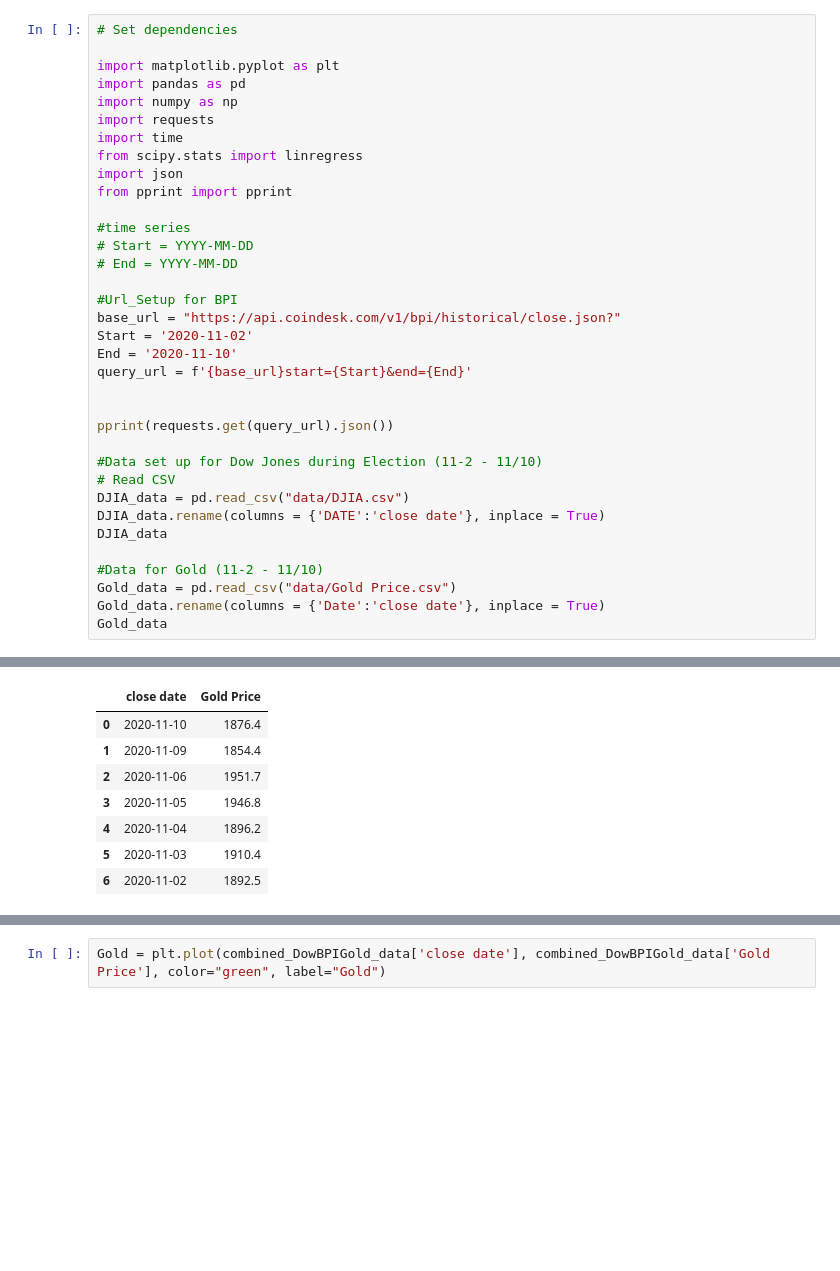
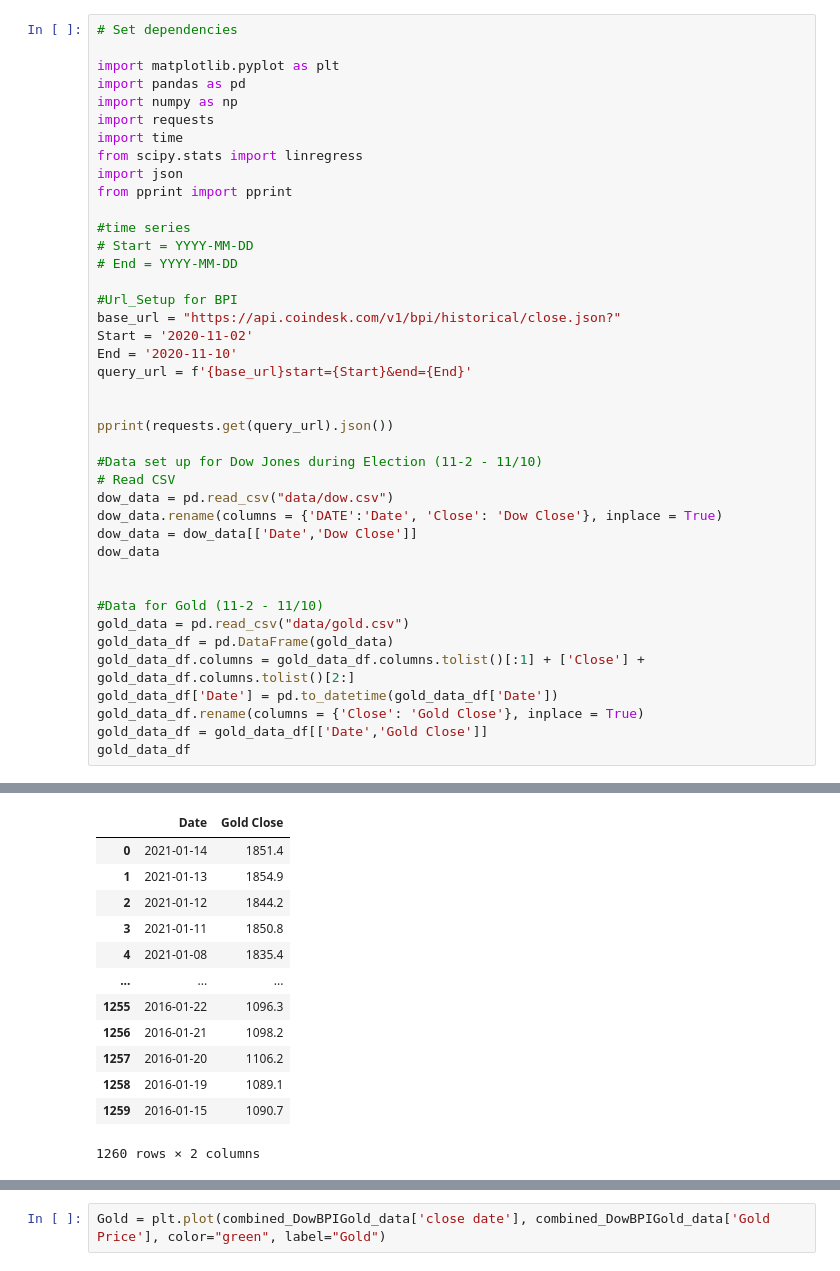
Before and after one commit to darrenr10/Project_1, a Jupyter notebook: Ryan_Work.ipynb, the cells around one changed output, grey strips where cells are left out. Drawn from its saved outputs; the diff is of its cells as text; blank space fills up the shorter version.

```diff
--- a/Ryan_Work.ipynb
+++ b/Ryan_Work.ipynb
@@ -14,47 +14,58 @@ from pprint import pprint
 # Start = YYYY-MM-DD
 # End = YYYY-MM-DD
 
 #Url_Setup for BPI
 base_url = "https://api.coindesk.com/v1/bpi/historical/close.json?"
 Start = '2020-11-02'
 End = '2020-11-10'
 query_url = f'{base_url}start={Start}&end={End}'
 
 
 pprint(requests.get(query_url).json())
 
 #Data set up for Dow Jones during Election (11-2 - 11/10)
 # Read CSV
-DJIA_data = pd.read_csv("data/DJIA.csv")
-DJIA_data.rename(columns = {'DATE':'close date'}, inplace = True)
-DJIA_data
+dow_data = pd.read_csv("data/dow.csv")
+dow_data.rename(columns = {'DATE':'Date', 'Close': 'Dow Close'}, inplace = True)
+dow_data = dow_data[['Date','Dow Close']]
+dow_data
+
 
 #Data for Gold (11-2 - 11/10)
-Gold_data = pd.read_csv("data/Gold Price.csv")
-Gold_data.rename(columns = {'Date':'close date'}, inplace = True)
-Gold_data
+gold_data = pd.read_csv("data/gold.csv")
+gold_data_df = pd.DataFrame(gold_data)
+gold_data_df.columns = gold_data_df.columns.tolist()[:1] + ['Close'] + gold_data_df.columns.tolist()[2:]
+gold_data_df['Date'] = pd.to_datetime(gold_data_df['Date'])
+gold_data_df.rename(columns = {'Close': 'Gold Close'}, inplace = True)
+gold_data_df = gold_data_df[['Date','Gold Close']]
+gold_data_df
 # %% [output]
 {'bpi': {'2020-11-02': 13567.2233,
          '2020-11-03': 14030.79,
          '2020-11-04': 14158.81,
          '2020-11-05': 15593.555,
          '2020-11-06': 15589.0033,
          '2020-11-07': 14843.945,
          '2020-11-08': 15489.47,
          '2020-11-09': 15334.87,
          '2020-11-10': 15313.4433},
  'disclaimer': 'This data was produced from the CoinDesk Bitcoin Price Index. '
                'BPI value data returned as USD.',
  'time': {'updated': 'Nov 11, 2020 00:03:00 UTC',
           'updatedISO': '2020-11-11T00:03:00+00:00'}}
-|  | close date | Gold Price |
-| 0 | 2020-11-10 | 1876.4 |
-| 1 | 2020-11-09 | 1854.4 |
-| 2 | 2020-11-06 | 1951.7 |
-| 3 | 2020-11-05 | 1946.8 |
-| 4 | 2020-11-04 | 1896.2 |
-| 5 | 2020-11-03 | 1910.4 |
-| 6 | 2020-11-02 | 1892.5 |
+|  | Date | Gold Close |
+| 0 | 2021-01-14 | 1851.4 |
+| 1 | 2021-01-13 | 1854.9 |
+| 2 | 2021-01-12 | 1844.2 |
+| 3 | 2021-01-11 | 1850.8 |
+| 4 | 2021-01-08 | 1835.4 |
+| ... | ... | ... |
+| 1255 | 2016-01-22 | 1096.3 |
+| 1256 | 2016-01-21 | 1098.2 |
+| 1257 | 2016-01-20 | 1106.2 |
+| 1258 | 2016-01-19 | 1089.1 |
+| 1259 | 2016-01-15 | 1090.7 |
+1260 rows × 2 columns
 # %%
 #response get for BPI
 response = requests.get(query_url).json()
```
Also changed, not shown: parts of 2 cells of this notebook, 4 other files.
